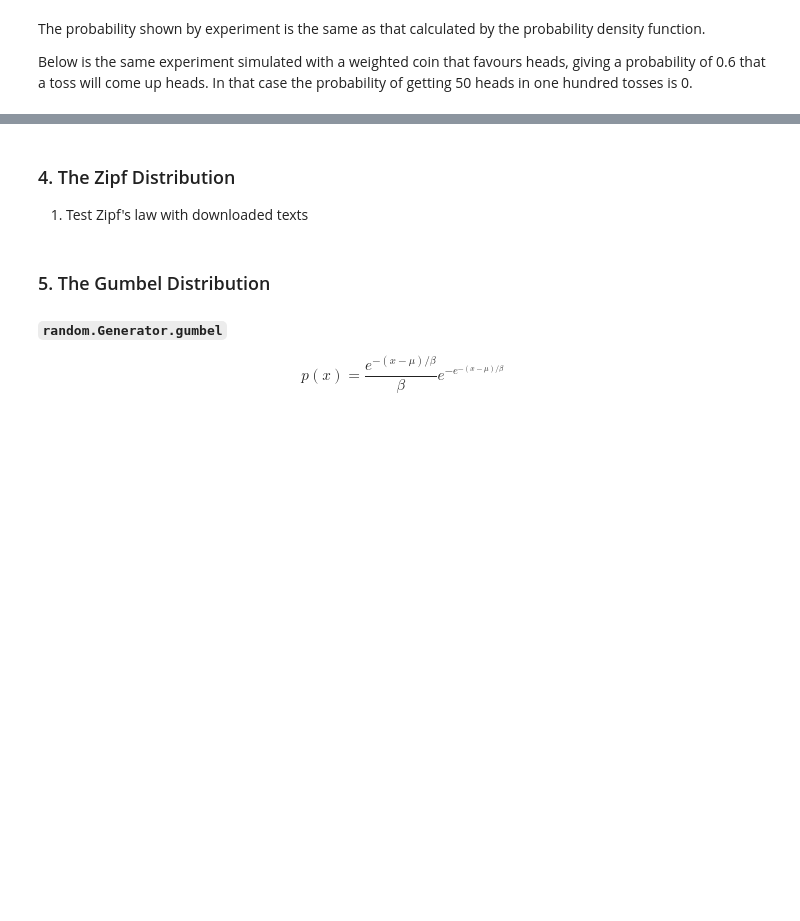
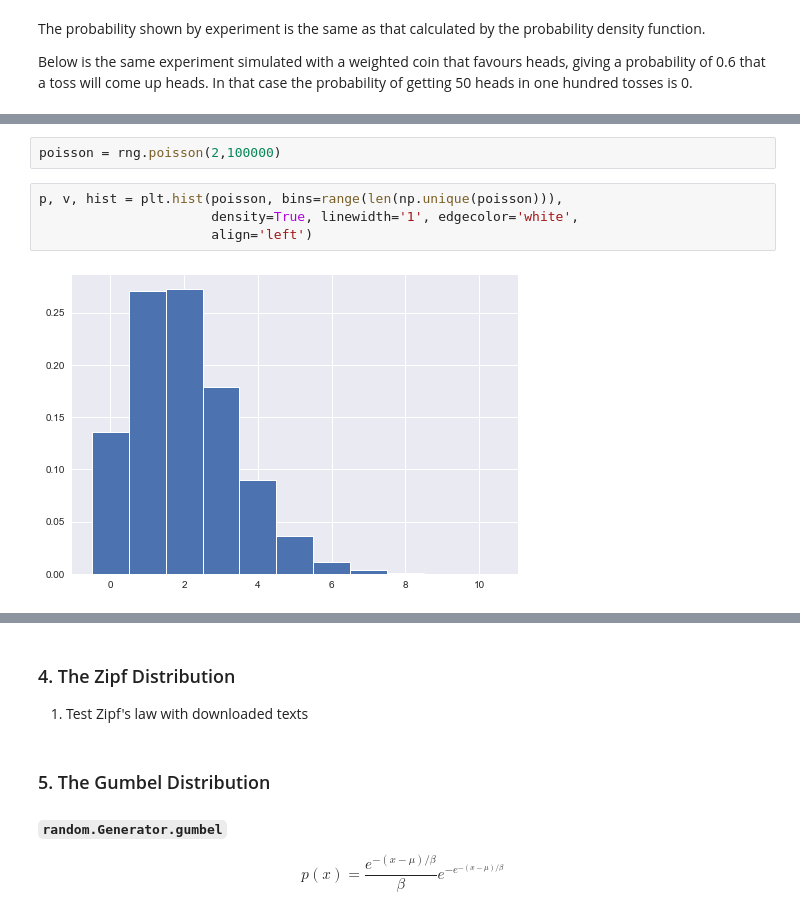
Before and after one commit to fod/numpy-random, a Jupyter notebook: numpy-random.ipynb, the cells around one changed output, grey strips where cells are left out. Saved outputs shown, nothing was run; the diff lists cells and outputs as text; blank space fills up the shorter version.

```diff
--- a/numpy-random.ipynb
+++ b/numpy-random.ipynb
@@ -603,0 +627,8 @@ $$f(k;\lambda)=\frac{\lambda^{k}e^{-\lambda}}{k!} \\
+# %%
+poisson = rng.poisson(2,100000)
+# %%
+p, v, hist = plt.hist(poisson, bins=range(len(np.unique(poisson))),
+                      density=True, linewidth='1', edgecolor='white',
+                      align='left')
+# %% [output]
+[figure, added]
```
Also changed, not shown: parts of 17 cells of this notebook.
